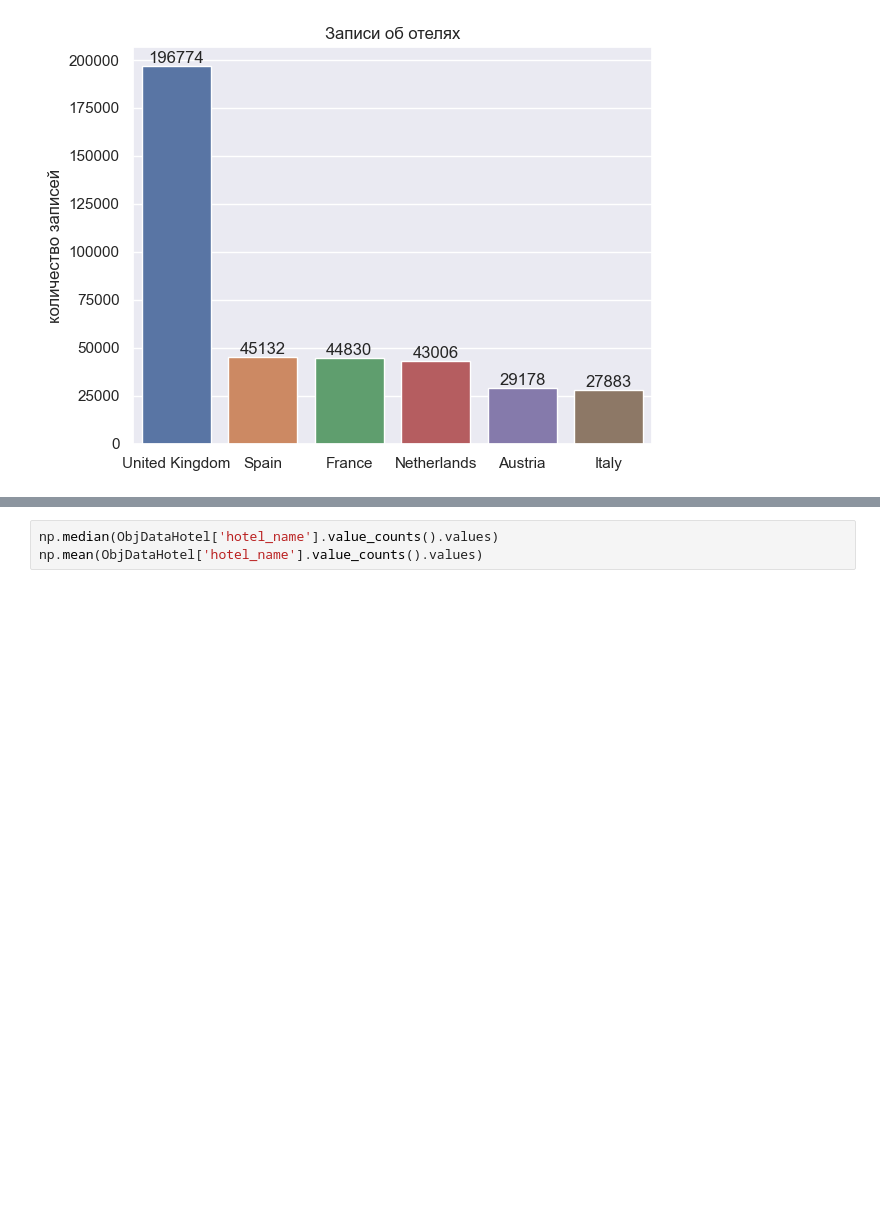
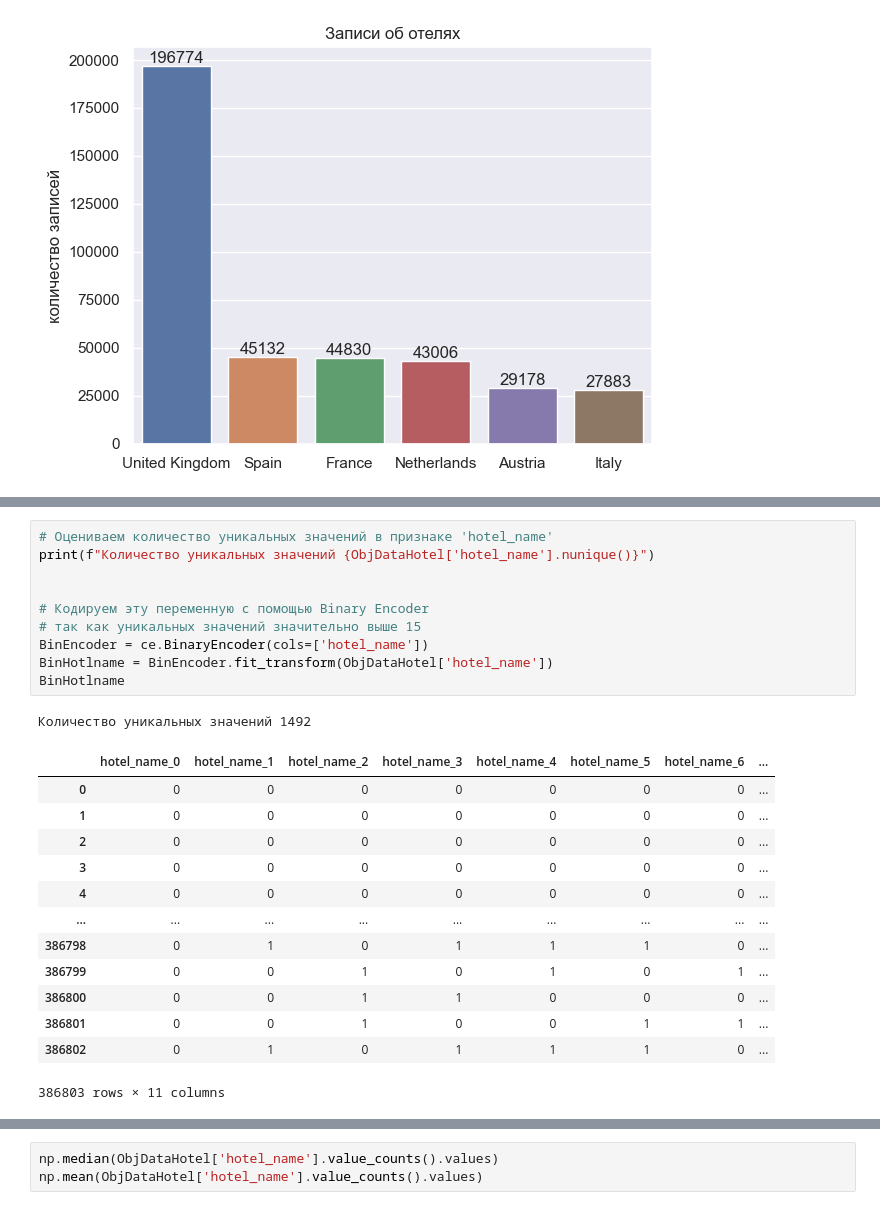
Before and after one commit to YarikKa2/EDA_Feature_Engineering__StudyProject_3, a Jupyter notebook: code/EDA_FeatureEng.ipynb, the cells around one changed output, grey strips where cells are left out. Drawn from its saved outputs; the diff is of its cells as text; blank space fills up the shorter version.

Commit message:
Bin encoded hotel name

```diff
--- a/code/EDA_FeatureEng.ipynb
+++ b/code/EDA_FeatureEng.ipynb
@@ -125,0 +142,25 @@ See the caveats in the documentation: https://pandas.pydata.org/pandas-docs/stab
+# %%
+# Оцениваем количество уникальных значений в признаке 'hotel_name'
+print(f"Количество уникальных значений {ObjDataHotel['hotel_name'].nunique()}")
+
+
+# Кодируем эту переменную с помощью Binary Encoder
+# так как уникальных значений значительно выше 15
+BinEncoder = ce.BinaryEncoder(cols=['hotel_name'])
+BinHotlname = BinEncoder.fit_transform(ObjDataHotel['hotel_name'])
+BinHotlname
+# %% [output]
+Количество уникальных значений 1492
+|  | hotel_name_0 | hotel_name_1 | hotel_name_2 | hotel_name_3 | hotel_name_4 | hotel_name_5 | hotel_name_6 | ... |
+| 0 | 0 | 0 | 0 | 0 | 0 | 0 | 0 | ... |
+| 1 | 0 | 0 | 0 | 0 | 0 | 0 | 0 | ... |
+| 2 | 0 | 0 | 0 | 0 | 0 | 0 | 0 | ... |
+| 3 | 0 | 0 | 0 | 0 | 0 | 0 | 0 | ... |
+| 4 | 0 | 0 | 0 | 0 | 0 | 0 | 0 | ... |
+| ... | ... | ... | ... | ... | ... | ... | ... | ... |
+| 386798 | 0 | 1 | 0 | 1 | 1 | 1 | 0 | ... |
+| 386799 | 0 | 0 | 1 | 0 | 1 | 0 | 1 | ... |
+| 386800 | 0 | 0 | 1 | 1 | 0 | 0 | 0 | ... |
+| 386801 | 0 | 0 | 1 | 0 | 0 | 1 | 1 | ... |
+| 386802 | 0 | 1 | 0 | 1 | 1 | 1 | 0 | ... |
+386803 rows × 11 columns
```
Also changed, not shown: parts of 4 cells of this notebook, 1 other file.
